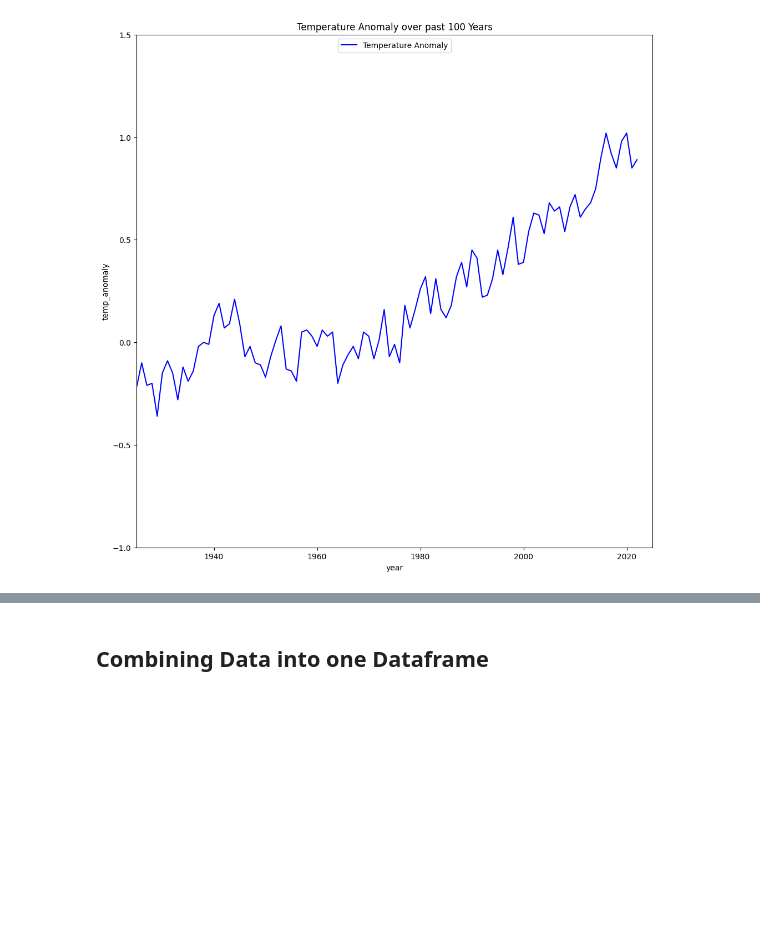
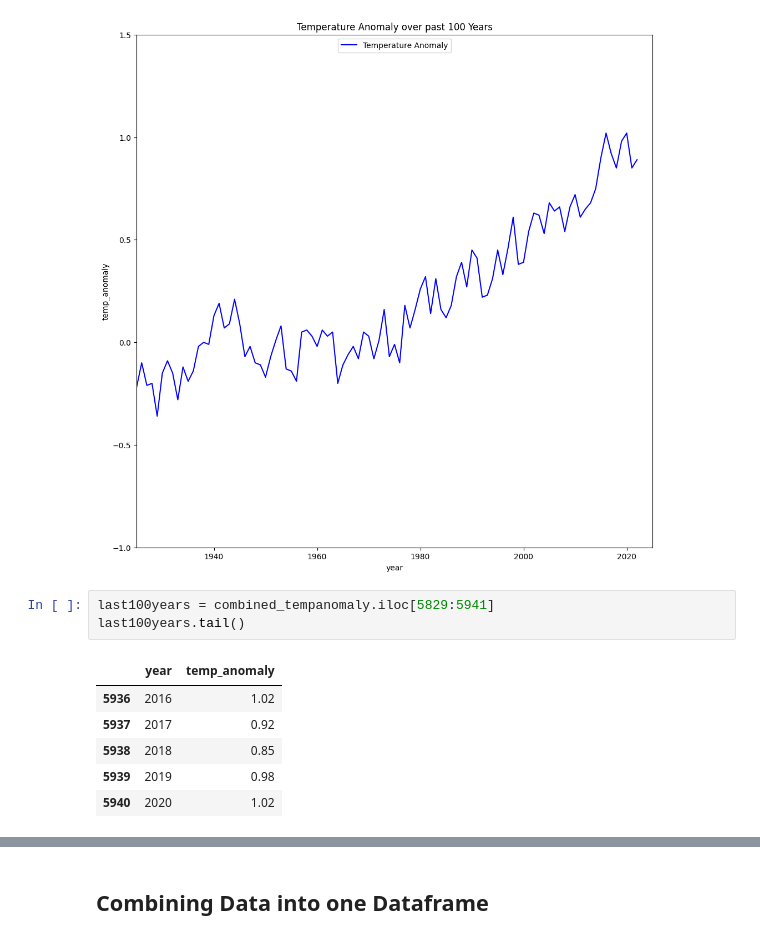
Before and after one commit to rachel-king4/PfDA_Assignment_2, a Jupyter notebook: pfda_assignment_2.ipynb, the cells around one changed output, grey strips where cells are left out. Cells and saved outputs as stored; diff of their text form; blank space fills up the shorter version.

```diff
--- a/pfda_assignment_2.ipynb
+++ b/pfda_assignment_2.ipynb
@@ -457,3 +457,13 @@ plt.legend(loc='upper center')
 # %% [output]
 <matplotlib.legend.Legend at 0x...>
 [figure]
+# %%
+last100years = combined_tempanomaly.iloc[5829:5941]
+last100years.tail()
+# %% [output]
+|  | year | temp_anomaly |
+| 5936 | 2016 | 1.02 |
+| 5937 | 2017 | 0.92 |
+| 5938 | 2018 | 0.85 |
+| 5939 | 2019 | 0.98 |
+| 5940 | 2020 | 1.02 |
```
Also changed, not shown: parts of 4 cells of this notebook.
